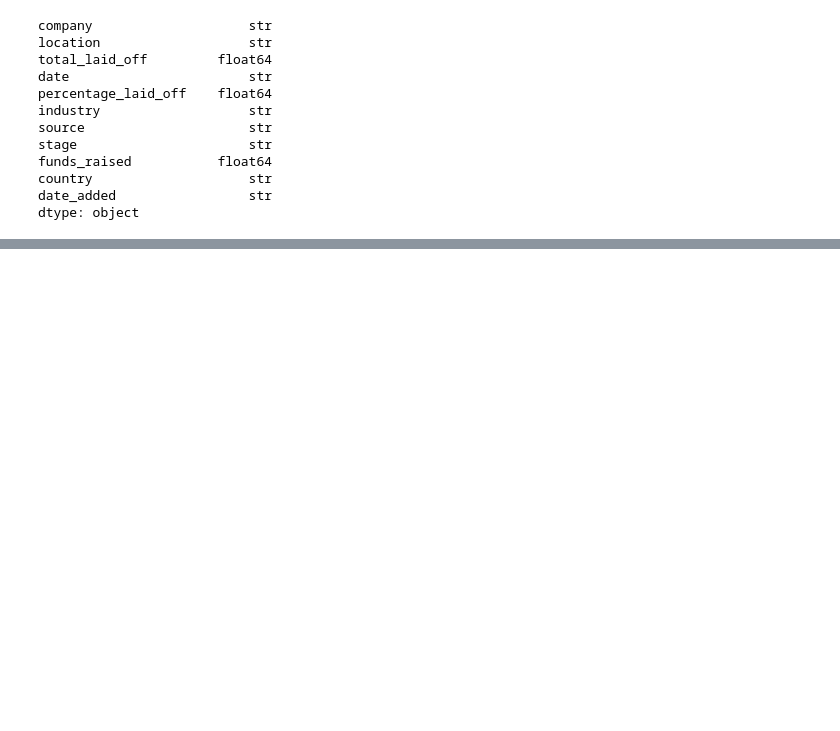
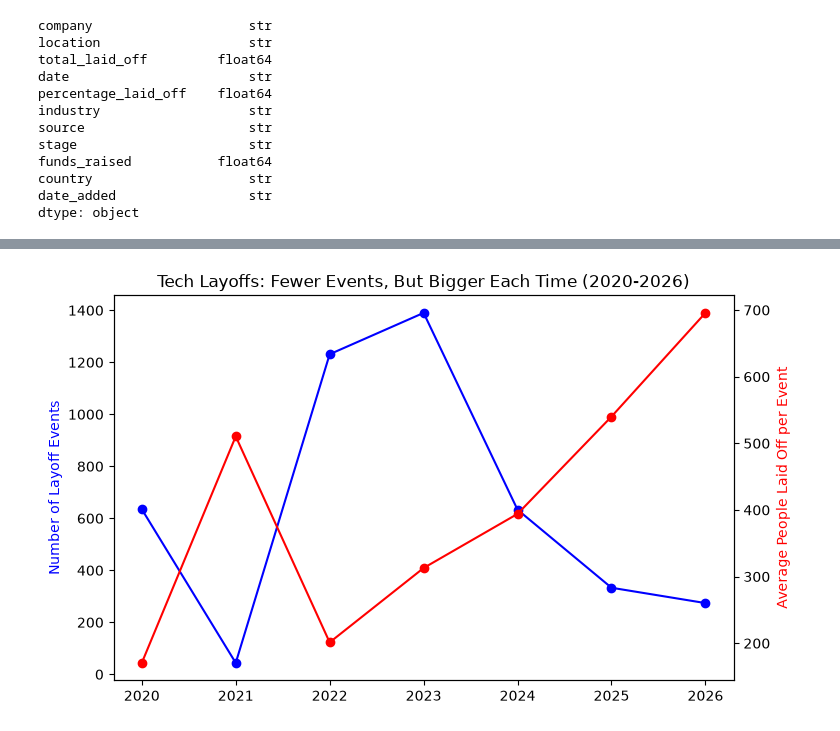
Before and after one commit to minnajoby/LayoffLens, a Jupyter notebook: notebooks/01_load_explore.ipynb, the cells around one changed output, grey strips where cells are left out. Drawn from its saved outputs; the diff is of its cells as text; code cells hidden in the pictures; blank space fills up the shorter version.

Commit message:
Add EDA: yearly trend chart, industry breakdown, funding-stage analysis, disclosure rate by industry

```diff
--- a/notebooks/01_load_explore.ipynb
+++ b/notebooks/01_load_explore.ipynb
@@ -29,3 +30,8 @@ funds_raised           float64
 country                    str
 date_added                 str
 dtype: object
+# %%
+df['date'] = pd.to_datetime(df['date'],errors='coerce')
+df['date_added'] = pd.to_datetime(df['date_added'],errors='coerce')
+
+df[['date','date_added']].dtypes
@@ -31,0 +57,4 @@ dtype: object
+# %%
+df['year'] = df['date'].dt.year
+df['quarter'] = df['date'].dt.quarter
+print(df[['year','quarter']])
@@ -31,0 +82,3 @@ dtype: object
+# %%
+df['disclosed'] = df['total_laid_off'].notnull()
+df[['total_laid_off','disclosed']].head()
@@ -31,0 +183,7 @@ dtype: object
+# %%
+# combine event count and average layoff size into one table, grouped by year
+yearly = df.groupby('year').agg(
+    event_count = ('company','count'),
+    avg_size = ('total_laid_off','mean')
+)
+yearly
@@ -31,0 +200,18 @@ dtype: object
+# %%
+# create the chart canvas and first axis
+fig,ax1 = plt.subplots(figsize=(8,5))
+
+# plot event count on the left y-axis
+ax1.plot(yearly.index,yearly['event_count'],color='blue',marker='o',label='Event Count')
+ax1.set_ylabel('Number of Layoff Events',color='blue')
+
+# add a second y-axis sharing the same x-axis, plot avg_size on it
+ax2 = ax1.twinx()
+ax2.plot(yearly.index,yearly['avg_size'],color='red',marker='o',label='Avg Size per Event')
+ax2.set_ylabel('Average People Laid Off per Event',color='red')
+
+# add title and display the chart
+plt.title('Tech Layoffs: Fewer Events, But Bigger Each Time (2020-2026)')
+plt.show()
+# %% [output]
+[figure, added]
```
Also changed, not shown: parts of 29 cells of this notebook.
